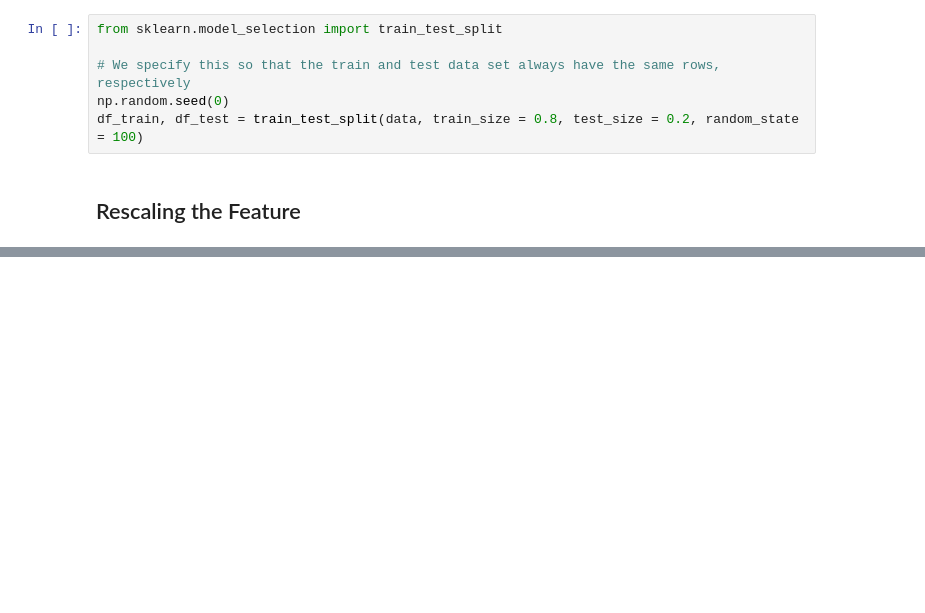
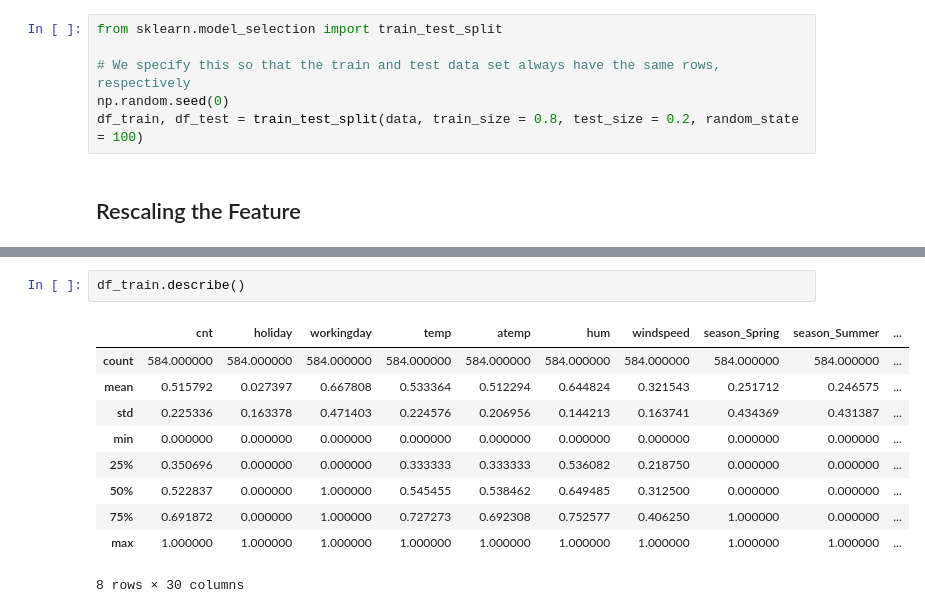
Before and after one commit to lacusu/ML1-LR-SharedBike-Assignment, a Jupyter notebook: BikeSharedAssignment.ipynb, the cells around one changed output, grey strips where cells are left out. Drawn from its saved outputs; the diff is of its cells as text; blank space fills up the shorter version.

```diff
--- a/BikeSharedAssignment.ipynb
+++ b/BikeSharedAssignment.ipynb
@@ -291,0 +188,13 @@ df_train.head()
+# %%
+df_train.describe()
+# %% [output]
+|  | cnt | holiday | workingday | temp | atemp | hum | windspeed | season_Spring | season_Summer | ... |
+| count | 584.000000 | 584.000000 | 584.000000 | 584.000000 | 584.000000 | 584.000000 | 584.000000 | 584.000000 | 584.000000 | ... |
+| mean | 0.515792 | 0.027397 | 0.667808 | 0.533364 | 0.512294 | 0.644824 | 0.321543 | 0.251712 | 0.246575 | ... |
+| std | 0.225336 | 0.163378 | 0.471403 | 0.224576 | 0.206956 | 0.144213 | 0.163741 | 0.434369 | 0.431387 | ... |
+| min | 0.000000 | 0.000000 | 0.000000 | 0.000000 | 0.000000 | 0.000000 | 0.000000 | 0.000000 | 0.000000 | ... |
+| 25% | 0.350696 | 0.000000 | 0.000000 | 0.333333 | 0.333333 | 0.536082 | 0.218750 | 0.000000 | 0.000000 | ... |
+| 50% | 0.522837 | 0.000000 | 1.000000 | 0.545455 | 0.538462 | 0.649485 | 0.312500 | 0.000000 | 0.000000 | ... |
+| 75% | 0.691872 | 0.000000 | 1.000000 | 0.727273 | 0.692308 | 0.752577 | 0.406250 | 1.000000 | 0.000000 | ... |
+| max | 1.000000 | 1.000000 | 1.000000 | 1.000000 | 1.000000 | 1.000000 | 1.000000 | 1.000000 | 1.000000 | ... |
+8 rows × 30 columns
```
Also changed, not shown: parts of 66 cells of this notebook.
